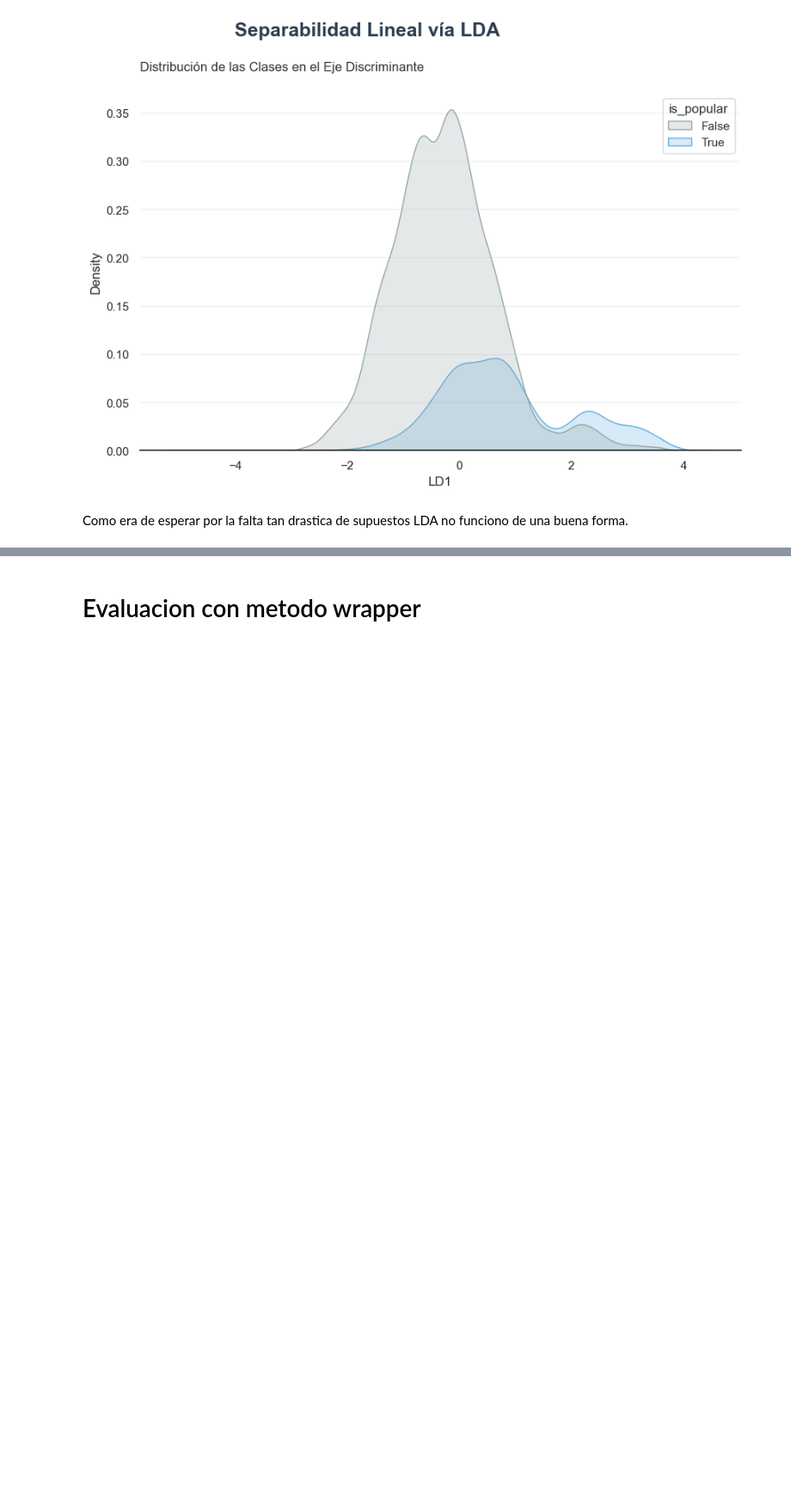
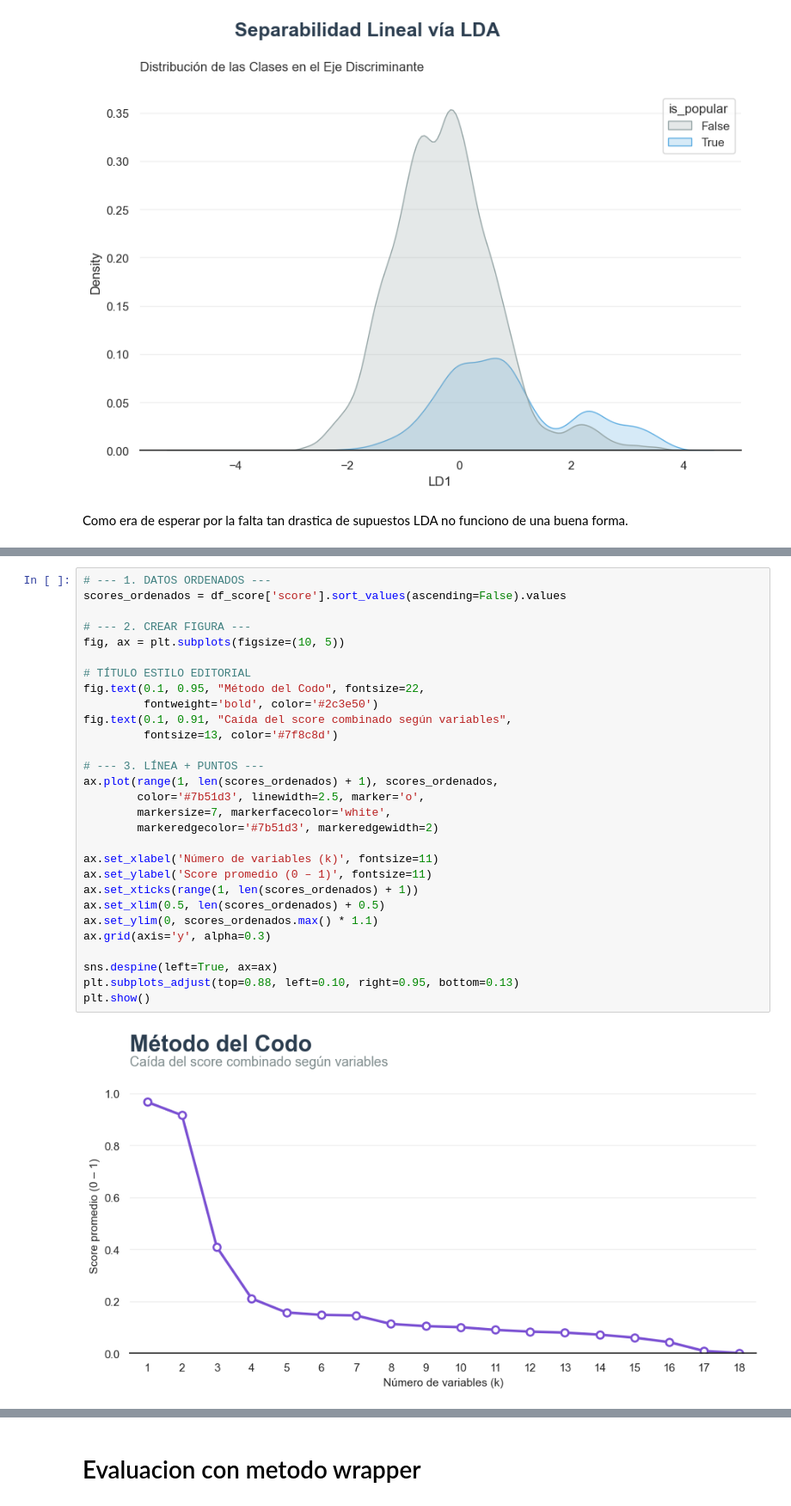
Before and after one commit to juanpablocarrillohortua/Proyecto_Data_Mining_UEC, a Jupyter notebook: notebooks/Data _Preparation_2nd_part.ipynb, the cells around one changed output, grey strips where cells are left out. Shown at 86% size. Saved outputs shown, nothing was run; the diff lists cells and outputs as text; blank space fills up the shorter version.

```diff
--- a/notebooks/Data _Preparation_2nd_part.ipynb
+++ b/notebooks/Data _Preparation_2nd_part.ipynb
@@ -862,0 +1013,31 @@ Como era de esperar por la falta tan drastica de supuestos LDA no funciono de un
+# %%
+# --- 1. DATOS ORDENADOS ---
+scores_ordenados = df_score['score'].sort_values(ascending=False).values
+
+# --- 2. CREAR FIGURA ---
+fig, ax = plt.subplots(figsize=(10, 5))
+
+# TÍTULO ESTILO EDITORIAL
+fig.text(0.1, 0.95, "Método del Codo", fontsize=22,
+         fontweight='bold', color='#2c3e50')
+fig.text(0.1, 0.91, "Caída del score combinado según variables",
+         fontsize=13, color='#7f8c8d')
+
+# --- 3. LÍNEA + PUNTOS ---
+ax.plot(range(1, len(scores_ordenados) + 1), scores_ordenados,
+        color='#7b51d3', linewidth=2.5, marker='o',
+        markersize=7, markerfacecolor='white',
+        markeredgecolor='#7b51d3', markeredgewidth=2)
+
+ax.set_xlabel('Número de variables (k)', fontsize=11)
+ax.set_ylabel('Score promedio (0 – 1)', fontsize=11)
+ax.set_xticks(range(1, len(scores_ordenados) + 1))
+ax.set_xlim(0.5, len(scores_ordenados) + 0.5)
+ax.set_ylim(0, scores_ordenados.max() * 1.1)
+ax.grid(axis='y', alpha=0.3)
+
+sns.despine(left=True, ax=ax)
+plt.subplots_adjust(top=0.88, left=0.10, right=0.95, bottom=0.13)
+plt.show()
+# %% [output]
+[figure, added]
```
Also changed, not shown: parts of 47 cells of this notebook, 3 other files.
